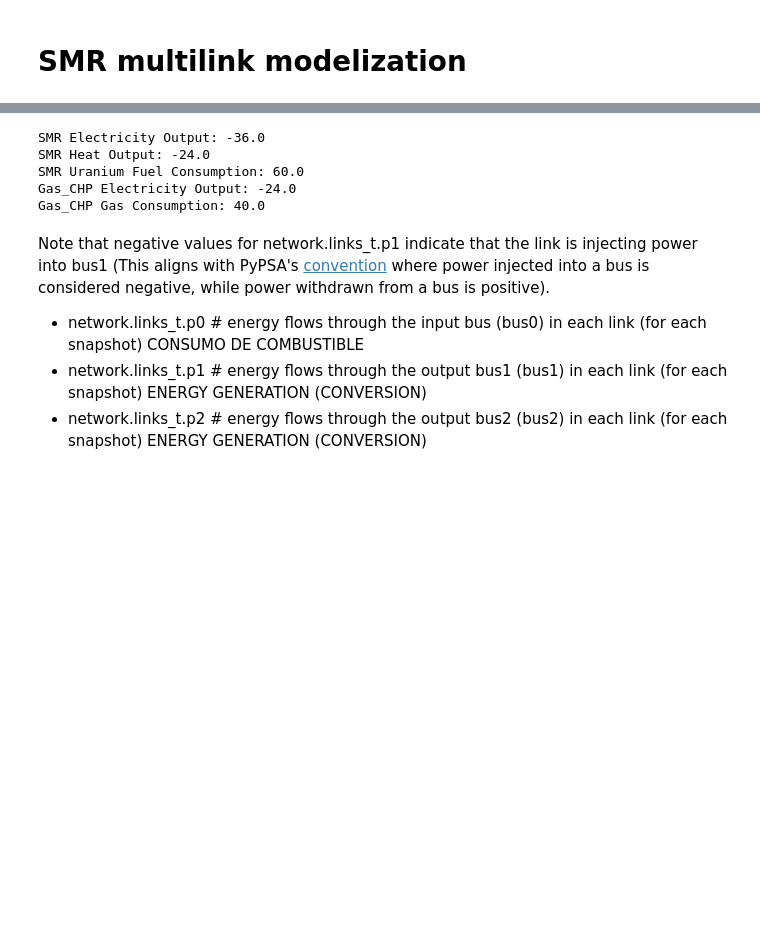
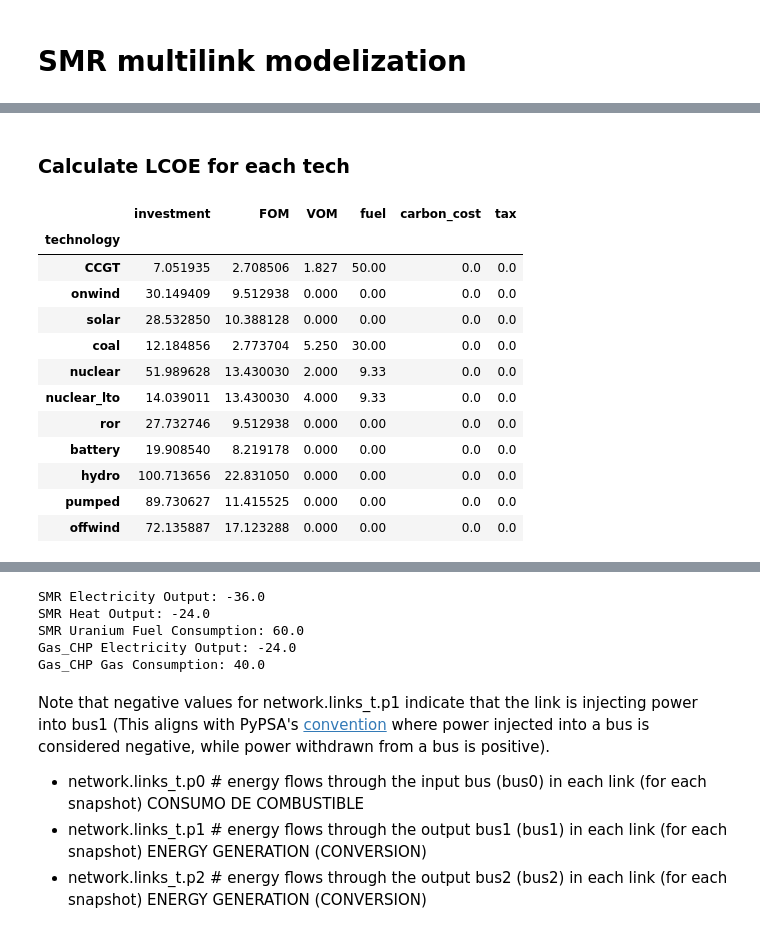
Before and after one commit to C-ansi-eof/SIDNE-Model, a Jupyter notebook: SMR_multilink.ipynb, the cells around one changed output, grey strips where cells are left out. Drawn from its saved outputs; the diff is of its cells as text; code cells hidden in the pictures; blank space fills up the shorter version.

```diff
--- a/SMR_multilink.ipynb
+++ b/SMR_multilink.ipynb
@@ -11,0 +34,38 @@ import pypsa
+# %%
+#This line comented can be used to updated the costs from a cost_final24.xlsx Excel file
+
+# #read from an excel file which is converted to csv
+# cost=pd.read_excel('./cost_final24.xlsx')
+# # Specify the output CSV file path
+# csv_file11 = "./cost_final24.csv"
+# # Save the DataFrame as a CSV file
+# cost.to_csv(csv_file11, index=False)
+
+# #Costs updated, cost.final24.csv in directory, saved in the cost Data Frame
+
+cost=pd.read_csv('./cost_final24.csv', index_col=0)
+# %% [markdown]
+### Calculate LCOE for each tech
+# %%
+# Compute all LCOEs
+df = pd.DataFrame()
+techs=['CCGT','onwind','solar','coal','nuclear','nuclear_lto','ror','battery','hydro','pumped','offwind' ]
+
+for tech in techs:
+    df=pd.concat([df, packages.LCOE(tech, cost, tech)])
+
+df
+# %% [output]
+|  | investment | FOM | VOM | fuel | carbon_cost | tax |
+| technology |  |  |  |  |  |  |
+| CCGT | 7.051935 | 2.708506 | 1.827 | 50.00 | 0.0 | 0.0 |
+| onwind | 30.149409 | 9.512938 | 0.000 | 0.00 | 0.0 | 0.0 |
+| solar | 28.532850 | 10.388128 | 0.000 | 0.00 | 0.0 | 0.0 |
+| coal | 12.184856 | 2.773704 | 5.250 | 30.00 | 0.0 | 0.0 |
+| nuclear | 51.989628 | 13.430030 | 2.000 | 9.33 | 0.0 | 0.0 |
+| nuclear_lto | 14.039011 | 13.430030 | 4.000 | 9.33 | 0.0 | 0.0 |
+| ror | 27.732746 | 9.512938 | 0.000 | 0.00 | 0.0 | 0.0 |
+| battery | 19.908540 | 8.219178 | 0.000 | 0.00 | 0.0 | 0.0 |
+| hydro | 100.713656 | 22.831050 | 0.000 | 0.00 | 0.0 | 0.0 |
+| pumped | 89.730627 | 11.415525 | 0.000 | 0.00 | 0.0 | 0.0 |
+| offwind | 72.135887 | 17.123288 | 0.000 | 0.00 | 0.0 | 0.0 |
```
Also changed, not shown: parts of 21 cells of this notebook, 3 other files.
